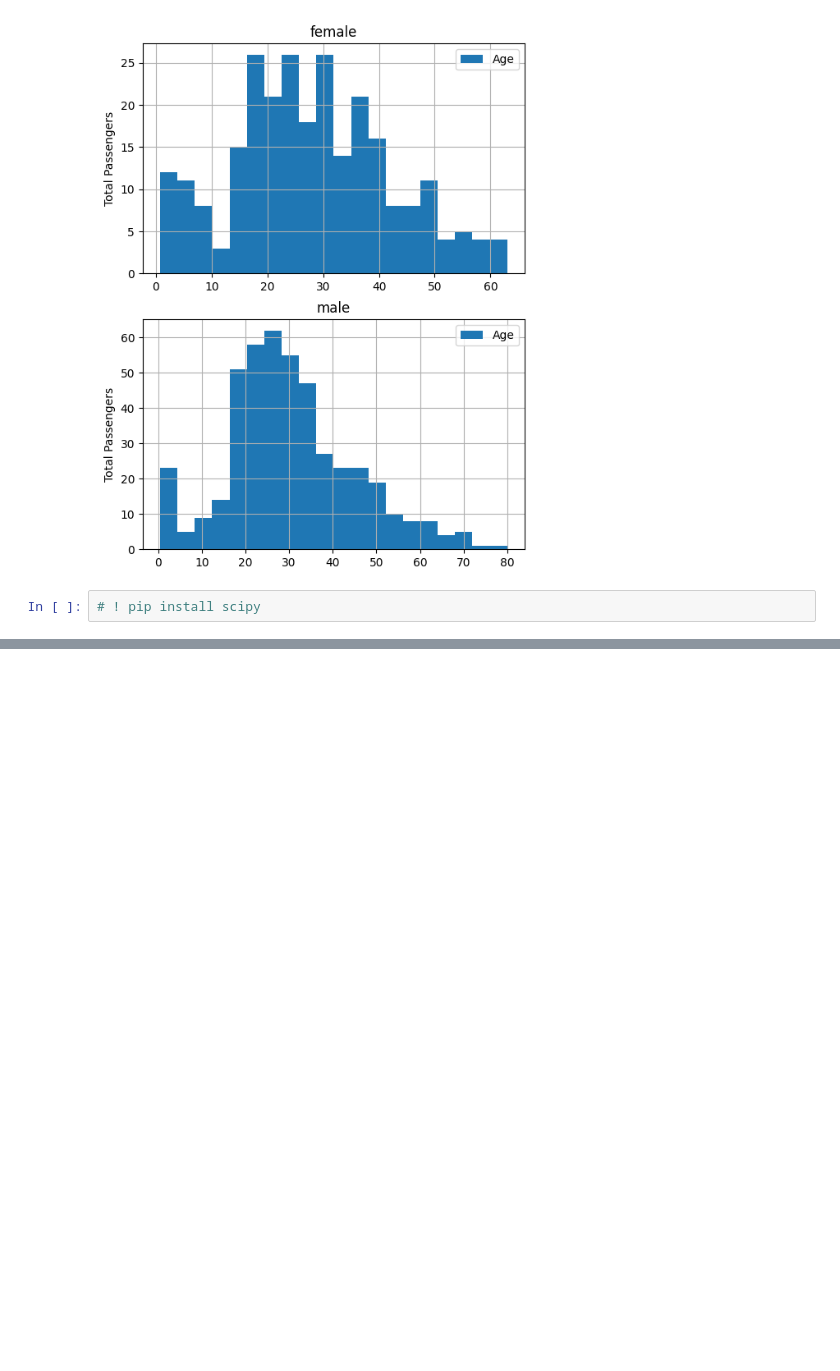
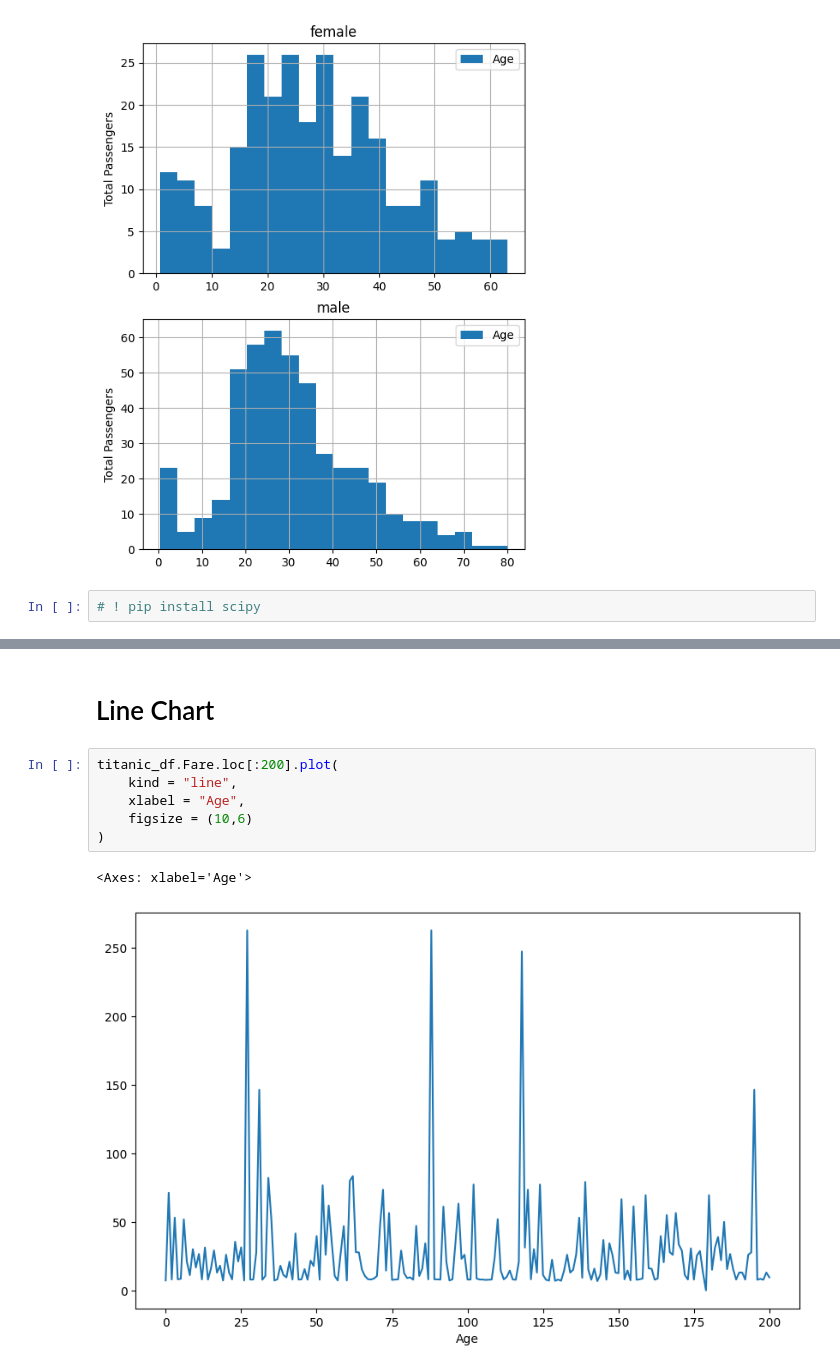
Before and after one commit to Magar-Bhuwan/Data-Science-ML, a Jupyter notebook: 2_Data_Science_ML/Day06/visualization.ipynb, the cells around one changed output, grey strips where cells are left out. Saved outputs shown, nothing was run; the diff lists cells and outputs as text; blank space fills up the shorter version.

```diff
--- a/2_Data_Science_ML/Day06/visualization.ipynb
+++ b/2_Data_Science_ML/Day06/visualization.ipynb
@@ -128,0 +160,11 @@ array([<Axes: title={'center': 'female'}, ylabel='Total Passengers'>,
+# %% [markdown]
+# Line Chart
+# %%
+titanic_df.Fare.loc[:200].plot(
+    kind = "line",
+    xlabel = "Age",
+    figsize = (10,6)
+)
+# %% [output]
+<Axes: xlabel='Age'>
+[figure, added]
```
Also changed, not shown: parts of 24 cells of this notebook, 5 other files.
